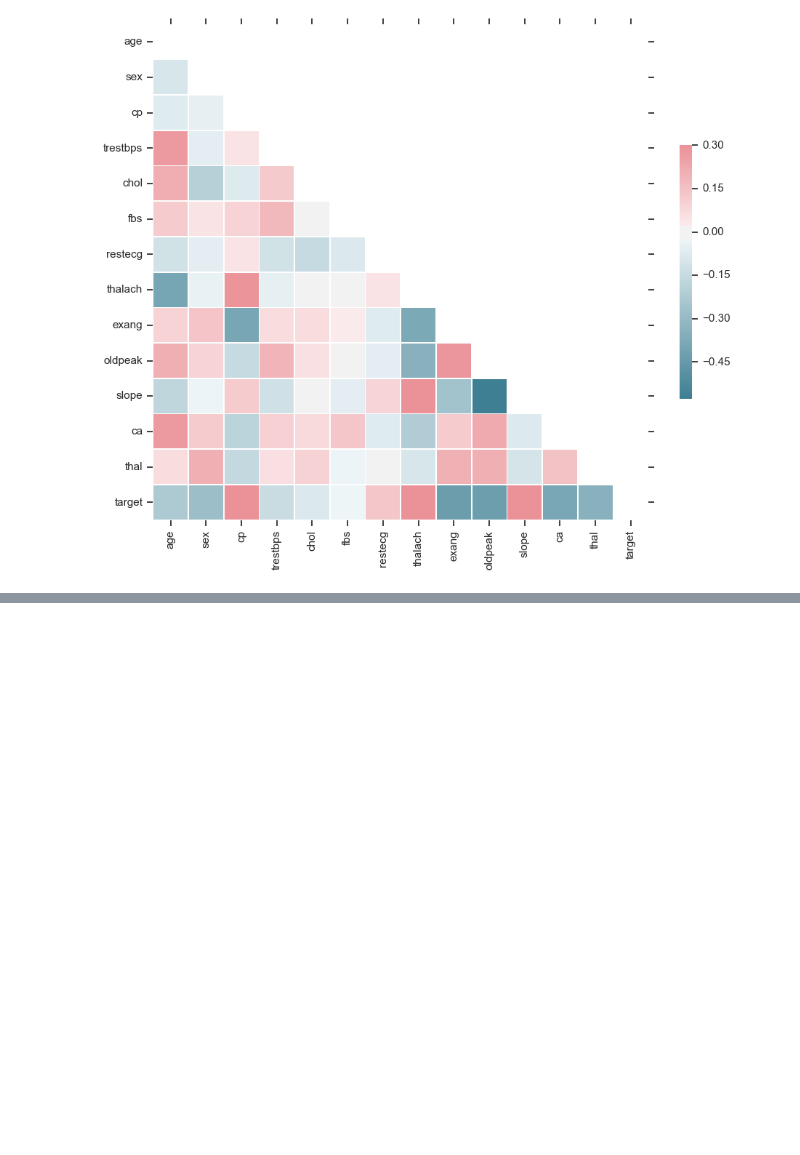
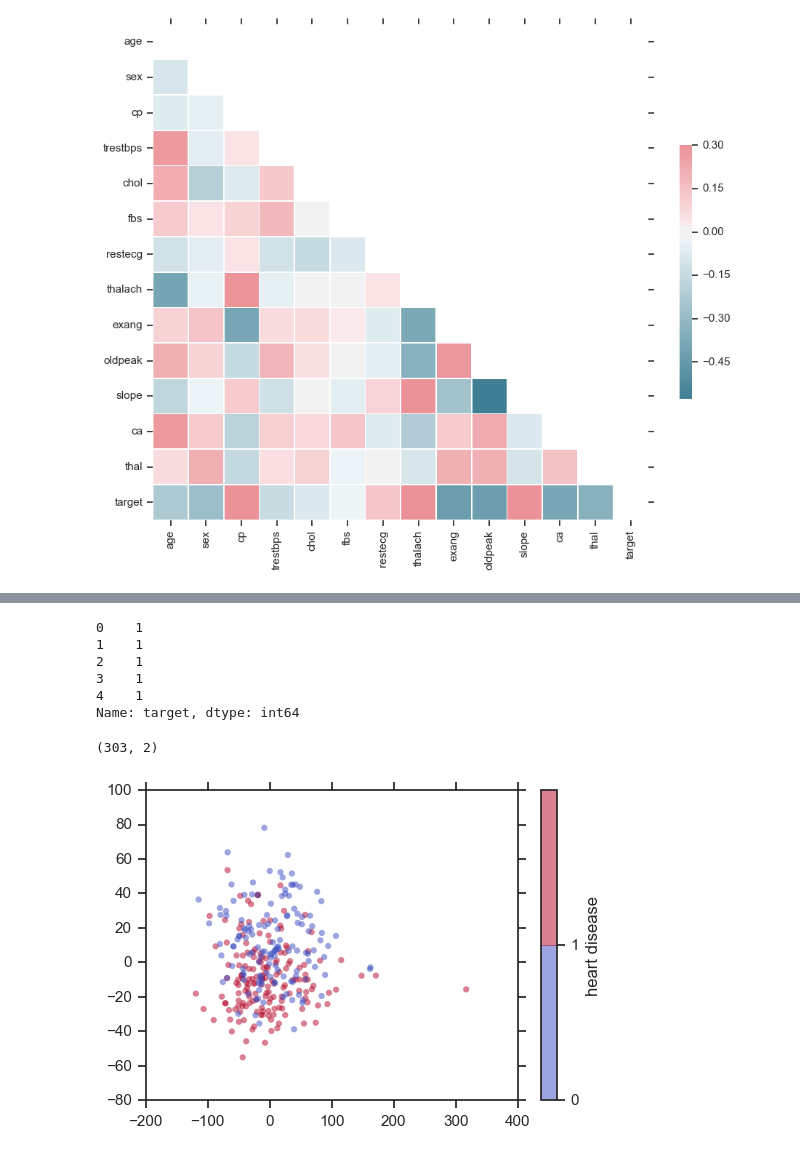
Before and after one commit to airnel48/Heart-Disease-Prediction, a Jupyter notebook: Predict-Heart-Disease-Cleveland-Database.ipynb, the cells around one changed output, grey strips where cells are left out. Drawn from its saved outputs; the diff is of its cells as text; code cells hidden in the pictures; blank space fills up the shorter version.

```diff
--- a/Predict-Heart-Disease-Cleveland-Database.ipynb
+++ b/Predict-Heart-Disease-Cleveland-Database.ipynb
@@ -135,3 +136,6 @@ plt.show()
 # slope and thalach
 # %% [output]
 [figure]
+# %%
+x = hd.drop('target',axis=1)
+x.head()
@@ -137,0 +149,28 @@ plt.show()
+# %%
+y = hd['target']
+y.head()
+# %% [output]
+0    1
+1    1
+2    1
+3    1
+4    1
+Name: target, dtype: int64
+# %%
+# apply dimensionality reduction to reduce features to 2 dimensions for plotting
+
+# linear
+from sklearn.decomposition import PCA
+pca = PCA(n_components=2)
+pca.fit(x)
+x_pca = pca.transform(x)
+x_pca.shape
+# %% [output]
+(303, 2)
+# %%
+plt.scatter(x_pca[:,0], x_pca[:, 1], c=y, edgecolor='none', alpha=0.5, cmap=plt.cm.get_cmap('coolwarm',2))
+plt.colorbar(label = 'heart disease',ticks=range(2))
+plt.clim(0,2);
+plt.show()
+# %% [output]
+[figure, added]
```
Also changed, not shown: parts of 17 cells of this notebook.
